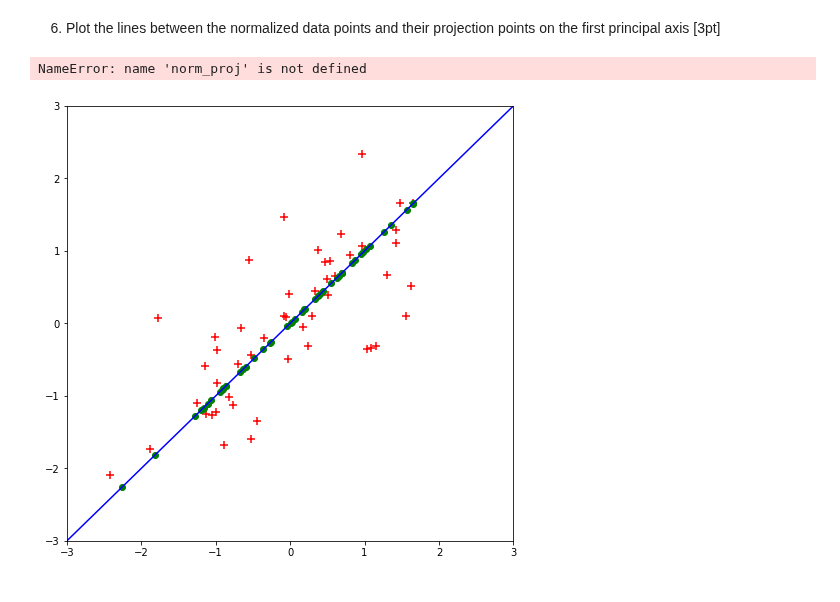
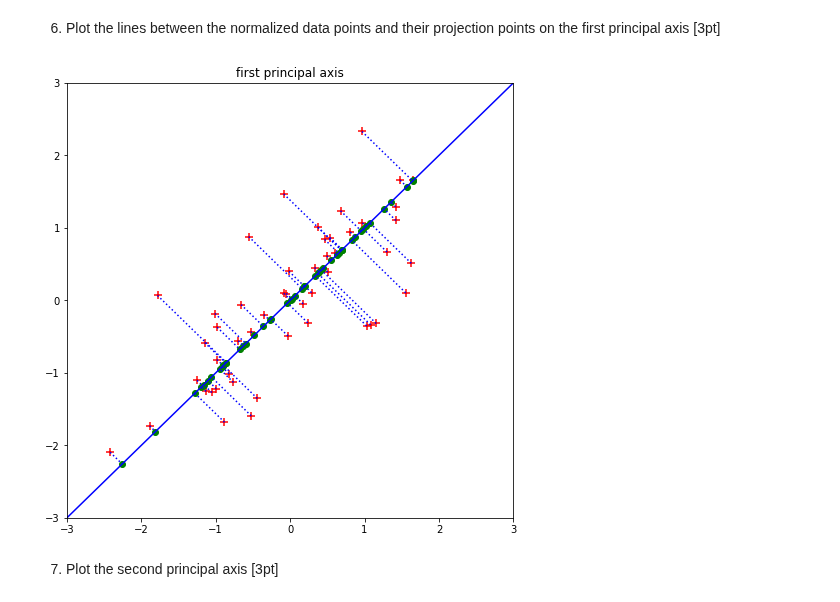
Before and after one commit to insu0929/mlproject, a Jupyter notebook: assign08_20140313.ipynb, the cells around one changed output. Saved outputs shown, nothing was run; the diff lists cells and outputs as text; code cells hidden in the pictures.

```diff
--- a/assign08_20140313.ipynb
+++ b/assign08_20140313.ipynb
@@ -125,15 +128,16 @@ plt.show()
 # %%
 plt.figure(1, figsize=(8,8))
 plt.xlim(-3,3)
 plt.ylim(-3,3)
 plt.scatter(xn,yn, color='r', s=80, marker='+')
 plt.scatter(norm_proj1[:,0], norm_proj1[:,1], color='g', marker='o')
 plt.plot(p_axisX1, p_axisY1, color='b')
 
 for i in range(n_data):
-    plt.plot((Z[i, 0], norm_proj1[i, 0]), (Z[i, 1], norm_proj1[i, 1]), linestype=':', color='b')
+    plt.plot((Z[i, 0], norm_proj1[i, 0]), (Z[i, 1], norm_proj1[i, 1]), linestyle=':', color='b')
 plt.title('first principal axis')
 plt.show()
 # %% [output]
-NameError: name 'norm_proj' is not defined
-[figure, old version]
+[figure, new version]
+# %% [markdown]
+7. Plot the second principal axis [3pt]
```
Also changed, not shown: parts of 2 cells of this notebook.
